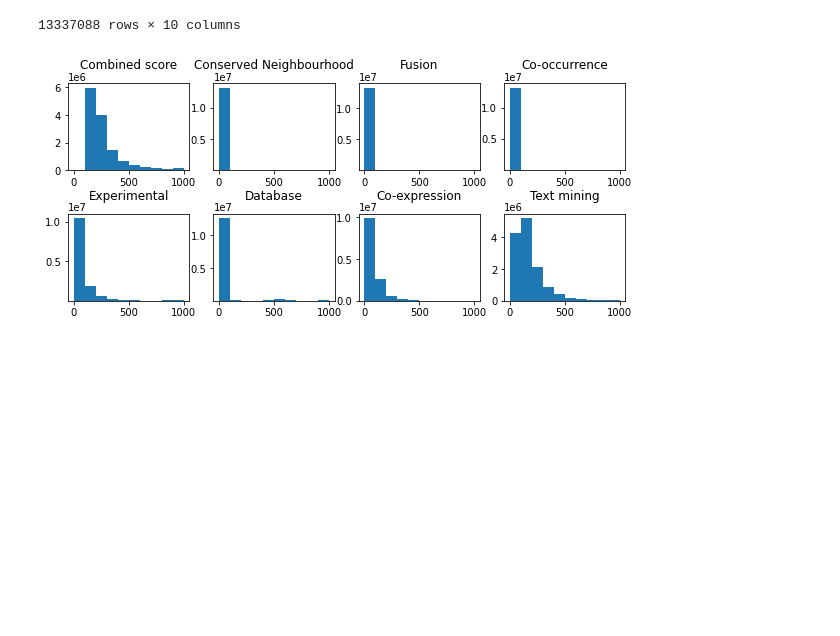
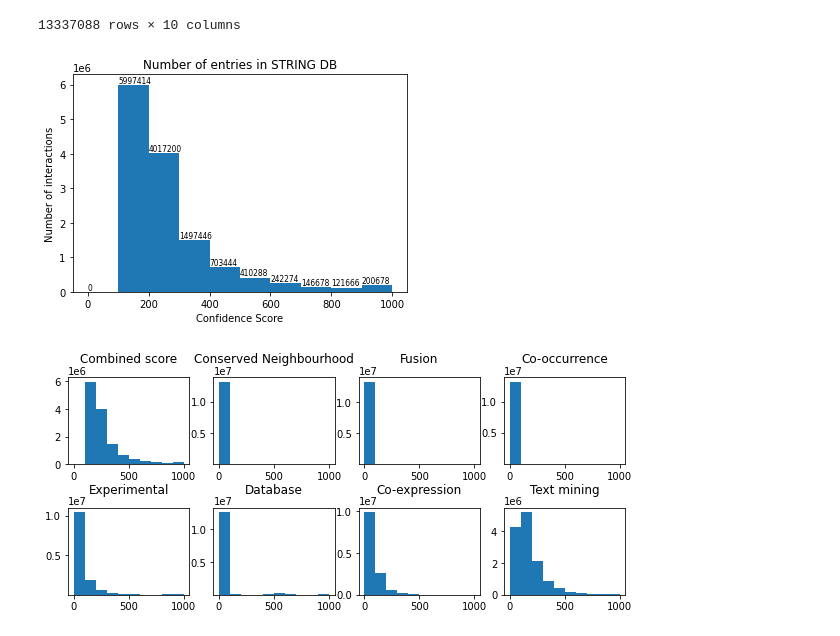
Before and after one commit to andre279m/UncertaintyInML, a Jupyter notebook: Test.ipynb, the cells around one changed output. Saved outputs shown, nothing was run; the diff lists cells and outputs as text; code cells hidden in the pictures; blank space fills up the shorter version.

```diff
--- a/Test.ipynb
+++ b/Test.ipynb
@@ -92,6 +75,23 @@ data_full
 | 13715401 | 9606.ENSP00000501317 | 9606.ENSP00000312272 | 0 | 0 | 0 | 0 | 0 | 0 | ... |
 | 13715403 | 9606.ENSP00000501317 | 9606.ENSP00000404074 | 0 | 0 | 0 | 49 | 63 | 0 | ... |
 13337088 rows × 10 columns
+# %%
+# Create a histogram and get the patches
+counts, bins, patches = plt.hist(data_full['combined_score'], bins=10, bottom=list(range(0,1000,100)), range=(0,1000))
+
+# Set the title and labels
+plt.title('Number of entries in STRING DB')
+plt.xlabel('Confidence Score')
+plt.ylabel('Number of interactions')
+
+# Annotate histogram with the number of data points in each bin
+for count, bin, patch in zip(counts, bins, patches):
+    height = patch.get_height()
+    plt.text(bin, height, str(int(count)), va='bottom', fontsize=7.5)
+
+plt.show()
+# %% [output]
+[figure, added]
 # %%
 fig, axs = plt.subplots(2, 4)
 axs[0, 0].hist(data_full['combined_score'],bins=10,bottom=list(range(0,1000,100)),range=(0,1000));
```
Also changed, not shown: parts of 9 cells of this notebook, 27 other files.
